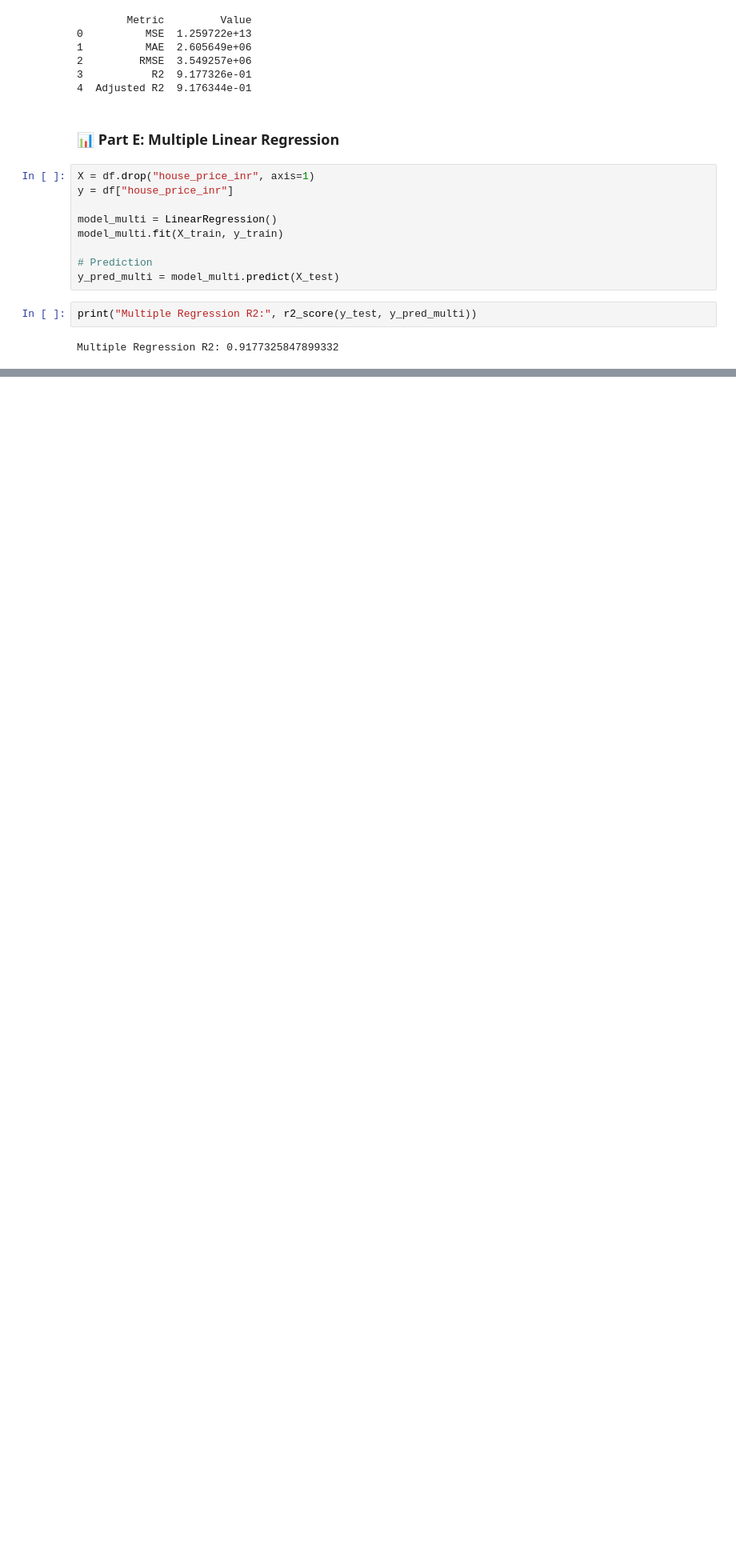
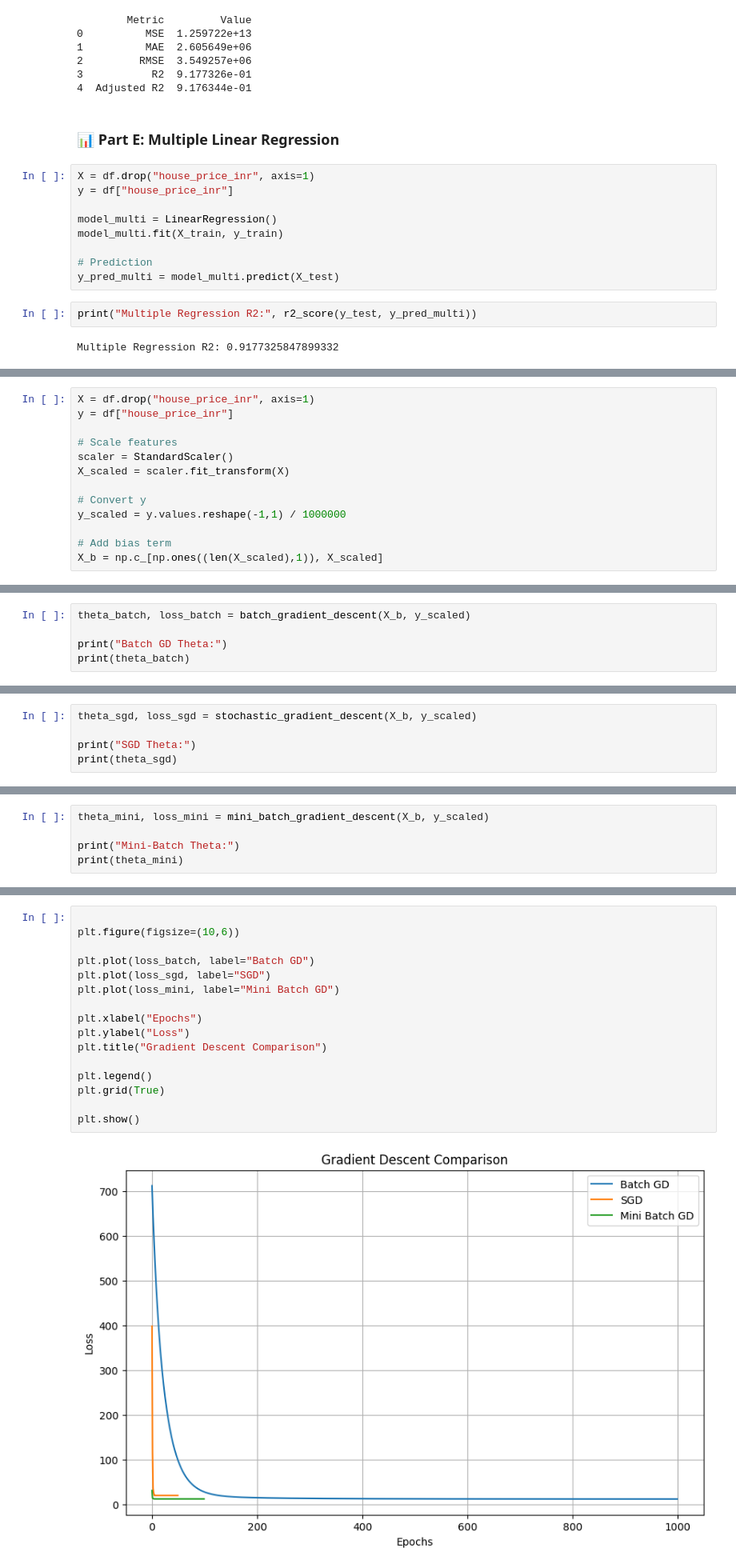
Before and after one commit to dishalukhi123/Supervised-Learning, a Jupyter notebook: PR 1/house_price.ipynb, the cells around one changed output, grey strips where cells are left out. Shown at 80% size. Cells and saved outputs as stored; diff of their text form; blank space fills up the shorter version.

```diff
--- a/PR 1/house_price.ipynb
+++ b/PR 1/house_price.ipynb
@@ -232,0 +463,13 @@ Multiple Regression R2: 0.9177325847899332
+# %%
+X = df.drop("house_price_inr", axis=1)
+y = df["house_price_inr"]
+
+# Scale features
+scaler = StandardScaler()
+X_scaled = scaler.fit_transform(X)
+
+# Convert y
+y_scaled = y.values.reshape(-1,1) / 1000000
+
+# Add bias term
+X_b = np.c_[np.ones((len(X_scaled),1)), X_scaled]
@@ -232,0 +497,5 @@ Multiple Regression R2: 0.9177325847899332
+# %%
+theta_batch, loss_batch = batch_gradient_descent(X_b, y_scaled)
+
+print("Batch GD Theta:")
+print(theta_batch)
@@ -232,0 +542,5 @@ Multiple Regression R2: 0.9177325847899332
+# %%
+theta_sgd, loss_sgd = stochastic_gradient_descent(X_b, y_scaled)
+
+print("SGD Theta:")
+print(theta_sgd)
@@ -232,0 +587,5 @@ Multiple Regression R2: 0.9177325847899332
+# %%
+theta_mini, loss_mini = mini_batch_gradient_descent(X_b, y_scaled)
+
+print("Mini-Batch Theta:")
+print(theta_mini)
@@ -232,0 +606,18 @@ Multiple Regression R2: 0.9177325847899332
+# %%
+
+plt.figure(figsize=(10,6))
+
+plt.plot(loss_batch, label="Batch GD")
+plt.plot(loss_sgd, label="SGD")
+plt.plot(loss_mini, label="Mini Batch GD")
+
+plt.xlabel("Epochs")
+plt.ylabel("Loss")
+plt.title("Gradient Descent Comparison")
+
+plt.legend()
+plt.grid(True)
+
+plt.show()
+# %% [output]
+[figure, added]
```
Also changed, not shown: parts of 22 cells of this notebook, 6 other files.
